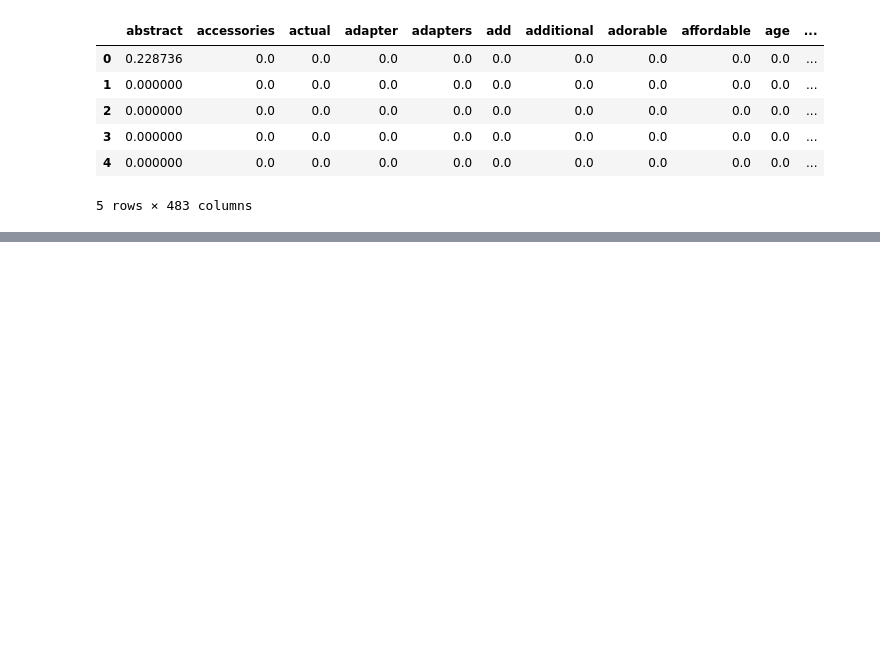
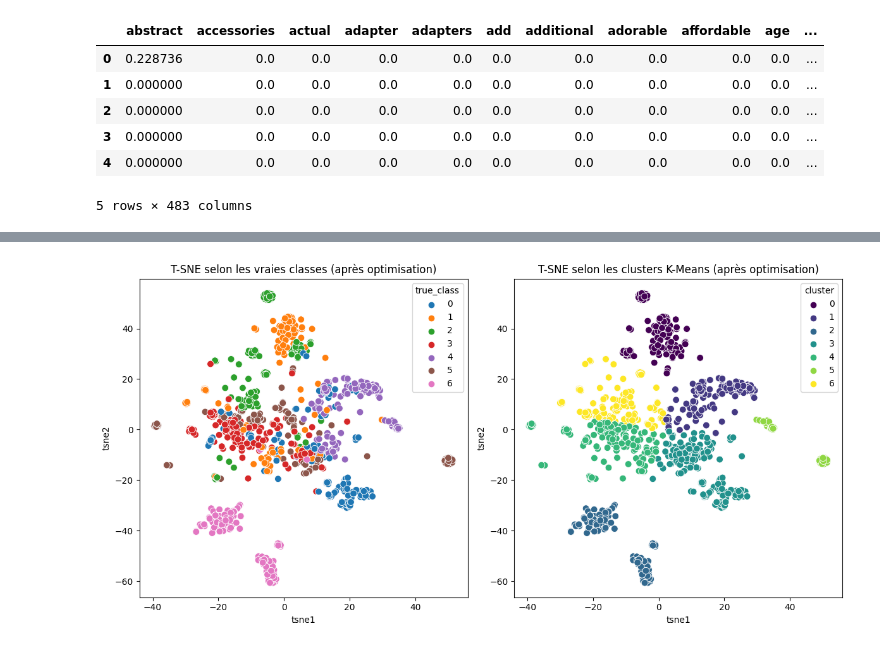
Before and after one commit to nel-data07/projet_8, a Jupyter notebook: Veille technique/Fifi_Nelly_2_notebook_veille_122024.ipynb, the cells around one changed output, grey strips where cells are left out. Cells and saved outputs as stored; diff of their text form; code cells hidden in the pictures; blank space fills up the shorter version.

Commit message:
mis a jour dossier finale

```diff
--- a/Veille technique/Fifi_Nelly_2_notebook_veille_122024.ipynb
+++ b/Veille technique/Fifi_Nelly_2_notebook_veille_122024.ipynb
@@ -406,0 +291,98 @@ Asking to truncate to max_length but no maximum length is provided and the model
+# %%
+# Fonction pour calculer le ARI dans le contexte de GridSearchCV
+def ari_score(estimator, X, y):
+    """Calcul de l'ARI pour GridSearchCV"""
+    # Transformation des données d'entrée en TF-IDF
+    X_tfidf = estimator.transform(X).toarray()
+
+    # Normalisation des données TF-IDF
+    scaler = StandardScaler()
+    X_normalized = scaler.fit_transform(X_tfidf)
+
+    # Réduction de dimension avec PCA
+    pca = PCA(n_components=50, random_state=42)
+    X_pca = pca.fit_transform(X_normalized)
+
+    # Réduction de dimension avec T-SNE
+    tsne = TSNE(n_components=2, random_state=42, init='pca', learning_rate='auto')
+    X_tsne = tsne.fit_transform(X_pca)
+
+    # Clustering K-Means
+    kmeans = KMeans(n_clusters=7, random_state=42)
+    clusters = kmeans.fit_predict(X_tsne)
+
+    # Calcul du ARI
+    return adjusted_rand_score(y, clusters)
+
+# Définition des variables
+X_text = ecom['cleaned_description']
+y = ecom['category_encoded']
+
+# Pipeline avec TF-IDF uniquement
+pipeline = Pipeline([
+    ('tfidf', TfidfVectorizer())  # TF-IDF avec paramètres par défaut
+])
+
+# Paramètres pour GridSearchCV
+param_grid = {
+    'tfidf__max_df': [0.7, 0.8, 0.9],  # Maximum fréquence des termes
+    'tfidf__min_df': [2, 3],  # Minimum fréquence des termes
+    'tfidf__max_features': [1000, 2000],  # Nombre de features max
+    'tfidf__ngram_range': [(1, 1), (1, 2)],  # Unigrams et bigrams
+}
+
+# GridSearchCV pour optimiser les hyperparamètres du TF-IDF en fonction de l'ARI
+grid_search = GridSearchCV(pipeline, param_grid, cv=3, scoring=ari_score, verbose=0)
+print("Démarrage de la recherche des meilleurs hyperparamètres TF-IDF...")
+grid_search.fit(X_text, y)
+
+print("Meilleurs paramètres pour TF-IDF :")
+print(grid_search.best_params_)
+
+# Extraction des embeddings TF-IDF optimisés
+tfidf_vectorizer = grid_search.best_estimator_.named_steps['tfidf']
+X_tfidf = tfidf_vectorizer.transform(X_text).toarray()
+
+# Normalisation des données après transformation TF-IDF
+scaler = StandardScaler()
+X_normalized = scaler.fit_transform(X_tfidf)
+
+# Réduction de dimension avec PCA
+print("Réduction de dimension avec PCA...")
+pca = PCA(n_components=50, random_state=42)
+X_pca = pca.fit_transform(X_normalized)
+
+# Réduction de dimension avec T-SNE
+print("Réduction de dimension avec T-SNE...")
+tsne = TSNE(n_components=2, random_state=42, init='pca', learning_rate='auto')
+X_tsne = tsne.fit_transform(X_pca)
+
+# K-Means pour le clustering
+print("Application de K-Means sur les données T-SNE...")
+kmeans = KMeans(n_clusters=7, random_state=42)
+clusters = kmeans.fit_predict(X_tsne)
+
+# Calcul de l'ARI
+ari_score_final = adjusted_rand_score(y, clusters)
+print(f"Adjusted Rand Index (ARI) après T-SNE et K-Means : {ari_score_final:.3f}")
+
+# Visualisation des résultats T-SNE
+df_tsne = pd.DataFrame(X_tsne, columns=['tsne1', 'tsne2'])
+df_tsne['true_class'] = y
+df_tsne['cluster'] = clusters
+
+plt.figure(figsize=(12, 6))
+
+# Vraies classes
+plt.subplot(1, 2, 1)
+sns.scatterplot(x='tsne1', y='tsne2', hue='true_class', palette="tab10", data=df_tsne, s=60)
+plt.title("T-SNE selon les vraies classes (après optimisation)")
+
+# Clusters K-Means
+plt.subplot(1, 2, 2)
+sns.scatterplot(x='tsne1', y='tsne2', hue='cluster', palette="viridis", data=df_tsne, s=60)
+plt.title("T-SNE selon les clusters K-Means (après optimisation)")
+
+plt.tight_layout()
+plt.show()
+# %% [output]
@@ -406,0 +396 @@ Asking to truncate to max_length but no maximum length is provided and the model
+[figure, added]
```
Also changed, not shown: parts of 46 cells of this notebook, 6 other files.
